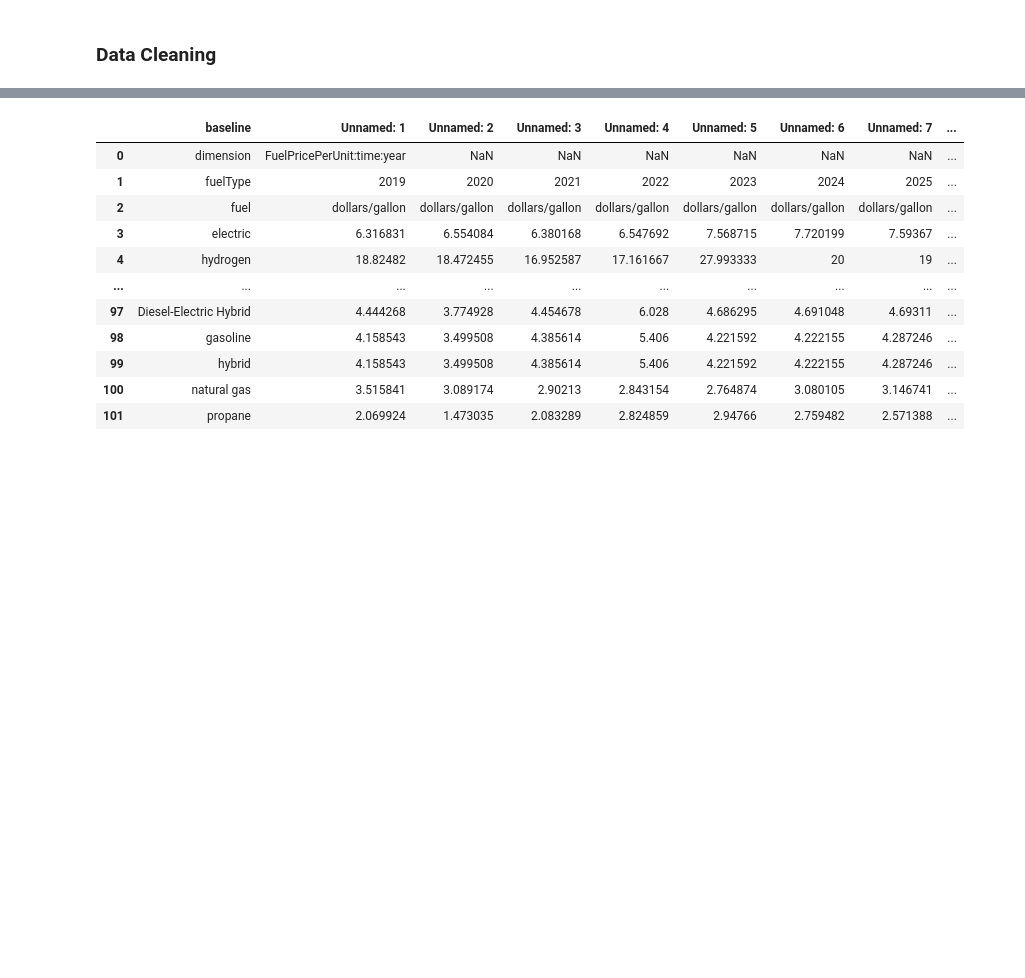
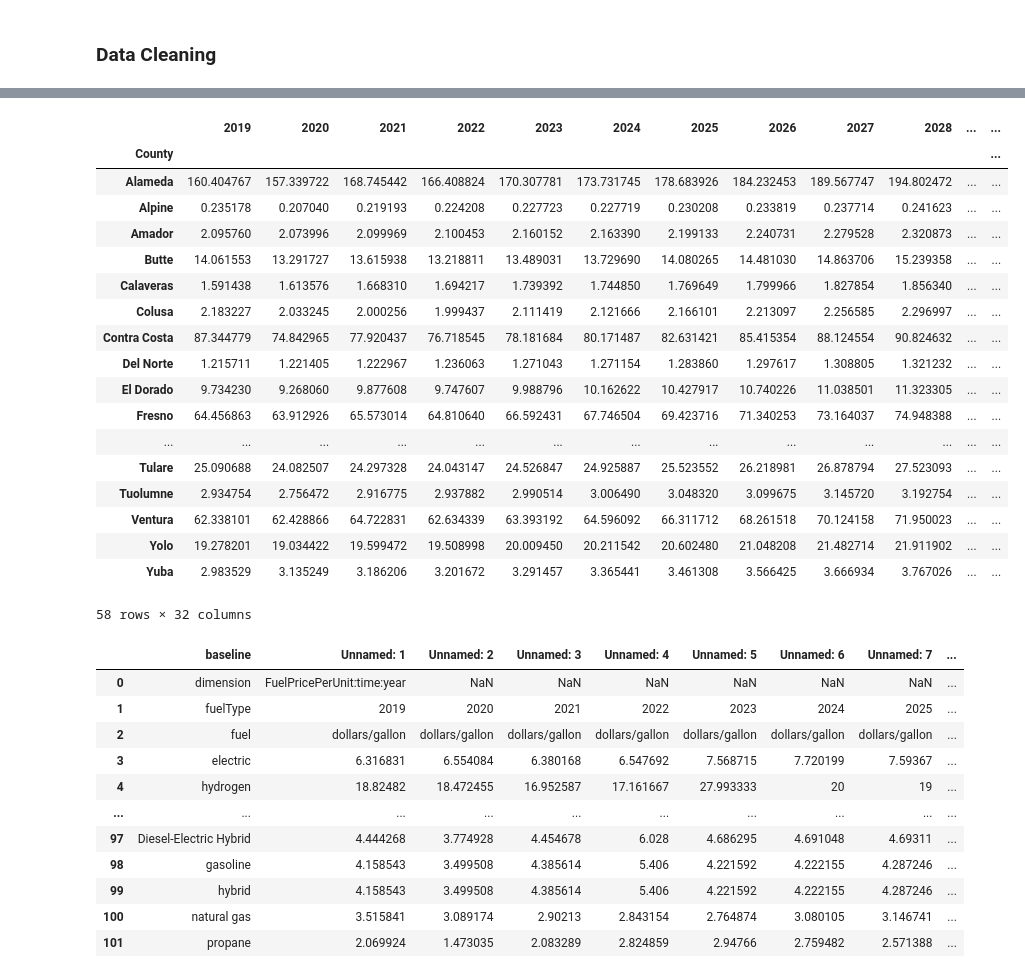
Before and after one commit to alanjjian/cec-freight-model-conv, a Jupyter notebook: Code/mdhd_model.ipynb, the cells around one changed output, grey strips where cells are left out. Saved outputs shown, nothing was run; the diff lists cells and outputs as text; code cells hidden in the pictures; blank space fills up the shorter version.

```diff
--- a/Code/mdhd_model.ipynb
+++ b/Code/mdhd_model.ipynb
@@ -48,0 +198,3 @@ pd.read_excel(IMPORT_FOLDER + ECON_FOLDER + GSP_FILE_NAME, sheet_name="")
+# %%
+ca_trans_gsp = gsp_data[gsp_data['Zone'].isin(CA_ZONES)]
+ca_trans_gsp.head()
@@ -48,0 +209,22 @@ pd.read_excel(IMPORT_FOLDER + ECON_FOLDER + GSP_FILE_NAME, sheet_name="")
+# %%
+ca_trans_gsp.set_index('Zone').groupby('County').sum()
+# %% [output]
+|  | 2019 | 2020 | 2021 | 2022 | 2023 | 2024 | 2025 | 2026 | 2027 | 2028 | ... | ... |
+| County |  |  |  |  |  |  |  |  |  |  |  | ... |
+| Alameda | 160.404767 | 157.339722 | 168.745442 | 166.408824 | 170.307781 | 173.731745 | 178.683926 | 184.232453 | 189.567747 | 194.802472 | ... | ... |
+| Alpine | 0.235178 | 0.207040 | 0.219193 | 0.224208 | 0.227723 | 0.227719 | 0.230208 | 0.233819 | 0.237714 | 0.241623 | ... | ... |
+| Amador | 2.095760 | 2.073996 | 2.099969 | 2.100453 | 2.160152 | 2.163390 | 2.199133 | 2.240731 | 2.279528 | 2.320873 | ... | ... |
+| Butte | 14.061553 | 13.291727 | 13.615938 | 13.218811 | 13.489031 | 13.729690 | 14.080265 | 14.481030 | 14.863706 | 15.239358 | ... | ... |
+| Calaveras | 1.591438 | 1.613576 | 1.668310 | 1.694217 | 1.739392 | 1.744850 | 1.769649 | 1.799966 | 1.827854 | 1.856340 | ... | ... |
+| Colusa | 2.183227 | 2.033245 | 2.000256 | 1.999437 | 2.111419 | 2.121666 | 2.166101 | 2.213097 | 2.256585 | 2.296997 | ... | ... |
+| Contra Costa | 87.344779 | 74.842965 | 77.920437 | 76.718545 | 78.181684 | 80.171487 | 82.631421 | 85.415354 | 88.124554 | 90.824632 | ... | ... |
+| Del Norte | 1.215711 | 1.221405 | 1.222967 | 1.236063 | 1.271043 | 1.271154 | 1.283860 | 1.297617 | 1.308805 | 1.321232 | ... | ... |
+| El Dorado | 9.734230 | 9.268060 | 9.877608 | 9.747607 | 9.988796 | 10.162622 | 10.427917 | 10.740226 | 11.038501 | 11.323305 | ... | ... |
+| Fresno | 64.456863 | 63.912926 | 65.573014 | 64.810640 | 66.592431 | 67.746504 | 69.423716 | 71.340253 | 73.164037 | 74.948388 | ... | ... |
+| ... | ... | ... | ... | ... | ... | ... | ... | ... | ... | ... | ... | ... |
+| Tulare | 25.090688 | 24.082507 | 24.297328 | 24.043147 | 24.526847 | 24.925887 | 25.523552 | 26.218981 | 26.878794 | 27.523093 | ... | ... |
+| Tuolumne | 2.934754 | 2.756472 | 2.916775 | 2.937882 | 2.990514 | 3.006490 | 3.048320 | 3.099675 | 3.145720 | 3.192754 | ... | ... |
+| Ventura | 62.338101 | 62.428866 | 64.722831 | 62.634339 | 63.393192 | 64.596092 | 66.311712 | 68.261518 | 70.124158 | 71.950023 | ... | ... |
+| Yolo | 19.278201 | 19.034422 | 19.599472 | 19.508998 | 20.009450 | 20.211542 | 20.602480 | 21.048208 | 21.482714 | 21.911902 | ... | ... |
+| Yuba | 2.983529 | 3.135249 | 3.186206 | 3.201672 | 3.291457 | 3.365441 | 3.461308 | 3.566425 | 3.666934 | 3.767026 | ... | ... |
+58 rows × 32 columns
```
Also changed, not shown: parts of 19 cells of this notebook, 2 other files.
